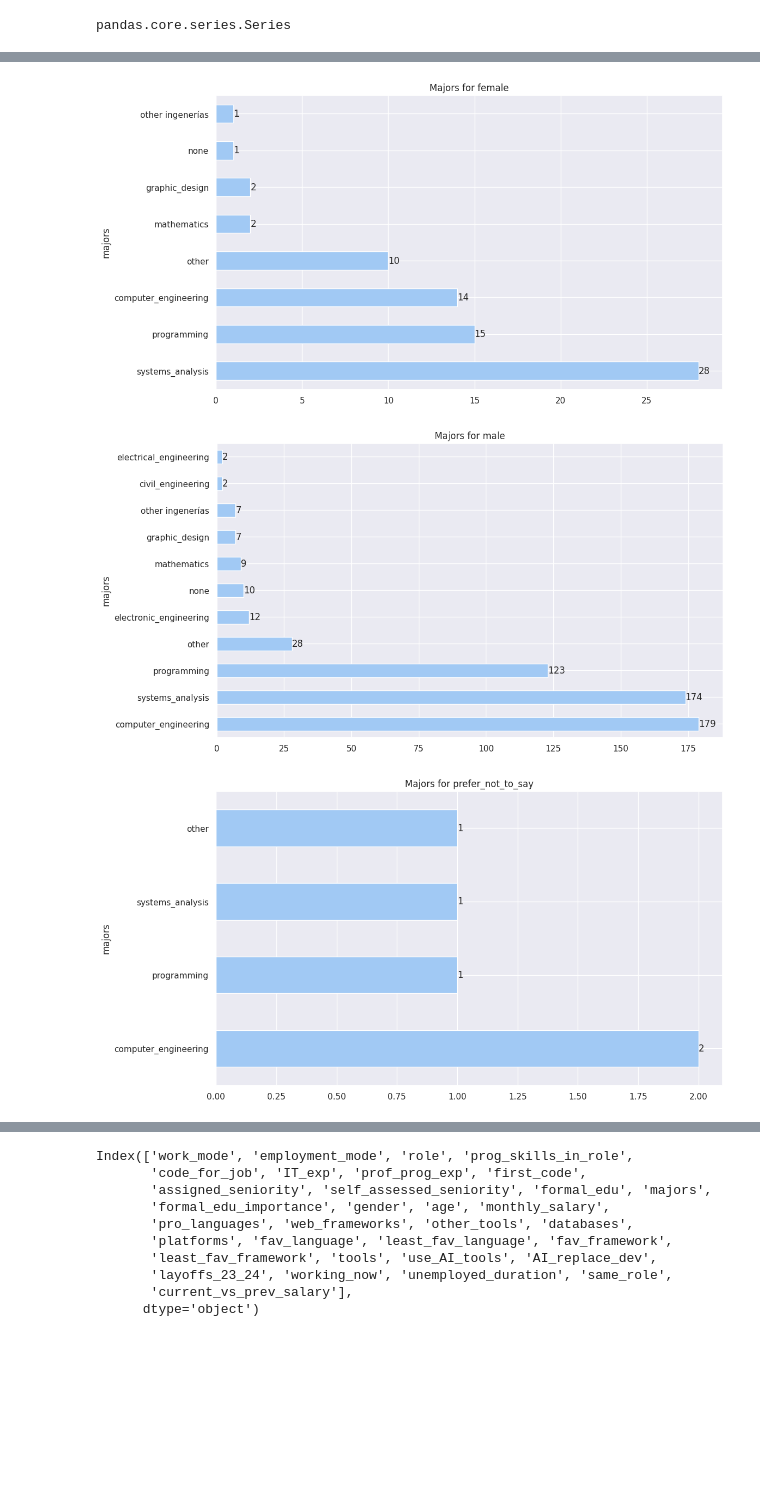
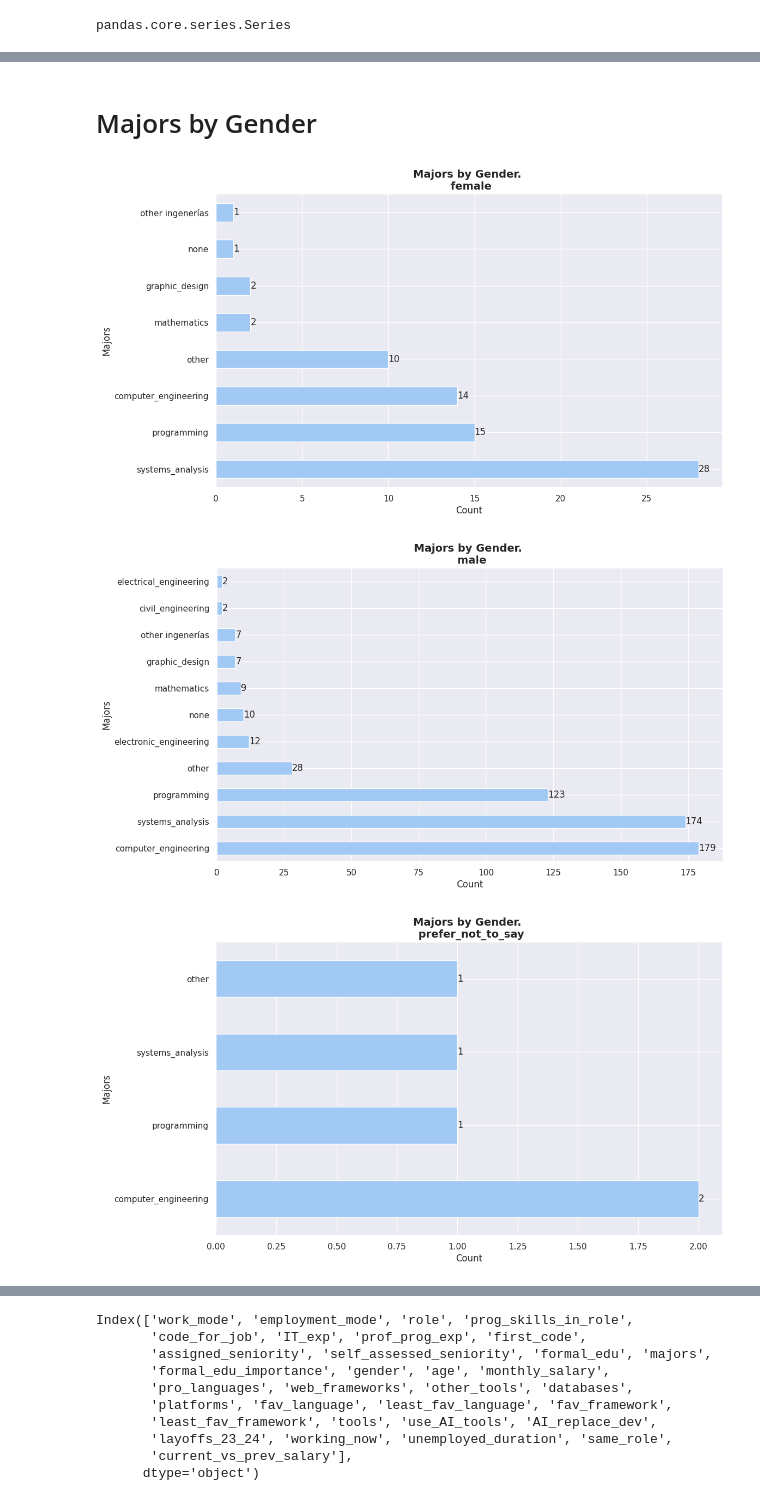
Before and after one commit to TorrezMN/Enc.-Devs-2024-Py, a Jupyter notebook: notebooks/educacion.ipynb, the cells around one changed output, grey strips where cells are left out. Cells and saved outputs as stored; diff of their text form; code cells hidden in the pictures; blank space fills up the shorter version.

```diff
--- a/notebooks/educacion.ipynb
+++ b/notebooks/educacion.ipynb
@@ -84,8 +108,12 @@ plt.show()
+# %% [markdown]
+# Majors by Gender
 # %%
 gender_groups = df.groupby("gender")
 # %%
-plot_grouped_barh_charts(gender_groups, "majors")
+plot_grouped_by_category_barh_charts(
+    gender_groups, "majors", "Majors by Gender.", "Majors"
+)
 # %% [output]
-[figure, old version]
+[figure, new version]
-[figure, old version]
+[figure, new version]
-[figure, old version]
+[figure, new version]
```
Also changed, not shown: parts of 12 cells of this notebook, 2 other files.
